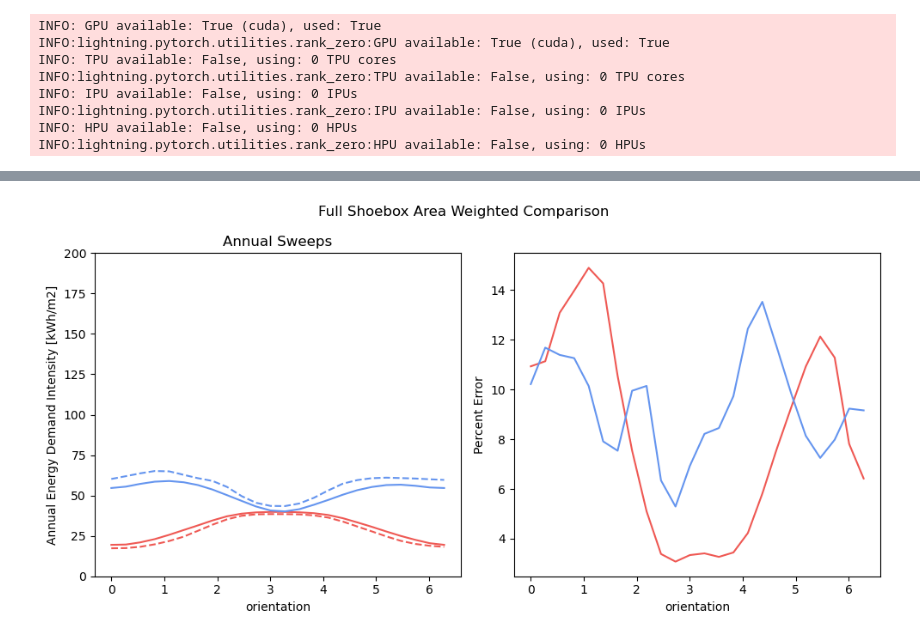
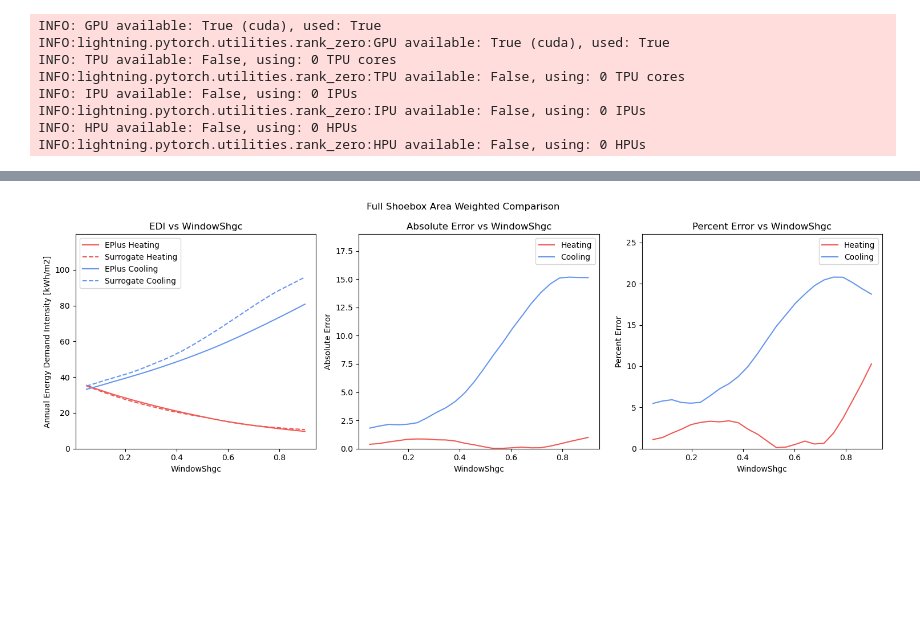
Before and after one commit to szvsw/ml-for-building-energy-modeling, a Jupyter notebook: ml-for-bem/notebooks/whitebox_batch_tester.ipynb, the cells around one changed output, grey strips where cells are left out. Saved outputs shown, nothing was run; the diff lists cells and outputs as text; code cells hidden in the pictures; blank space fills up the shorter version.

```diff
--- a/ml-for-bem/notebooks/whitebox_batch_tester.ipynb
+++ b/ml-for-bem/notebooks/whitebox_batch_tester.ipynb
@@ -68,7 +64,7 @@ config = {
     "RoofRValue": 4,
     "SlabRValue": 4,
     "WindowUValue": 2,
-    "WindowShgc": 0.25,
+    "WindowShgc": 0.4,
     "PeopleDensity": 0.025,
     "EquipmentPowerDensity": 10,
     "LightingPowerDensity": 10,
@@ -81,15 +77,15 @@ config = {
     "VentilationPerPerson": 0.002,
     "EconomizerSettings": 0,
     "RecoverySettings": 0,
-    "Infiltration": 0.00015,
+    "Infiltration": 0.0003,
     "wwr": 0.4,
     "roof_2_footprint": 1,
     "ground_2_footprint": 1,
     "orientation": 0*np.pi/2,
     "width": 3,
     "height": 4,
-    "perim_depth": 2.5,
-    "core_depth": 4,
+    "perim_depth": 4.5,
+    "core_depth": 10,
     "building_id": 0,
     "weight": 1,
     "template_idx": 0,
@@ -99,9 +95,9 @@ config = {
 Configure Sweep
 """
 n_samples = 24
-sweep_independent = "orientation"
-sweep_min_val = 0.0
-sweep_max_val = 2*np.pi
+sweep_independent = "WindowShgc"
+sweep_min_val = 0.05
+sweep_max_val = 0.9
 df = pd.DataFrame([config for _ in range(n_samples)])
 if sweep_independent != "shading":
     df[sweep_independent] = np.linspace(sweep_min_val, sweep_max_val, n_samples)
@@ -237,28 +256,44 @@ fig.tight_layout()
 # %%
 total_depth = df["perim_depth"] + df["core_depth"]
 perim_weight = df["perim_depth"]/total_depth
 core_weight = df["core_depth"] / total_depth
 wb_results_weighted = wb_shoebox_results["Perimeter"] * perim_weight.values.reshape(-1,1) + wb_shoebox_results["Core"] * core_weight.values.reshape(-1,1)
 ml_results_weighted = ml_shoebox_results["Perimeter"] * perim_weight.values.reshape(-1,1) + ml_shoebox_results["Core"] * core_weight.values.reshape(-1,1)
 
-fig, axs = plt.subplots(1,2, figsize=(10,5))
+fig, axs = plt.subplots(1,3, figsize=(15,5))
 plt.suptitle("Full Shoebox Area Weighted Comparison")
+absolute_max = 0
+absolute_error_max = 0
+percent_error_max = 0
 for color, end_use in [("#ef5954", "Heating"),( "#6595ef", "Cooling" )]:
     end_use_true = wb_results_weighted[end_use].sum(axis=1)
-    end_use = ml_results_weighted[end_use].sum(axis=1)
-    errors = np.abs(end_use_true - end_use)
+    end_use_preds = ml_results_weighted[end_use].sum(axis=1)
+    errors = np.abs(end_use_true - end_use_preds)
     percent_errors = errors/end_use_true.values*100
+    absolute_max = max(absolute_max, end_use_true.max(), end_use_preds.max())
+    absolute_error_max = max(absolute_error_max, errors.max())
+    percent_error_max = max(percent_error_max, percent_errors.max())
     axs[0].plot(df[sweep_independent].values, end_use_true, "-", label=f"EPlus {end_use}", color=color)
-    axs[0].plot(df[sweep_independent].values, end_use, "--", label=f"Surrogate {end_use}", color=color)
-    axs[1].plot(df[sweep_independent].values, percent_errors, "-", color=color)
+    axs[0].plot(df[sweep_independent].values, end_use_preds, "--", label=f"Surrogate {end_use}", color=color)
+    axs[1].plot(df[sweep_independent].values, errors, "-", color=color, label=f"{end_use}")
+    axs[2].plot(df[sweep_independent].values, percent_errors, "-", color=color, label=f"{end_use}")
 
 axs[0].set_xlabel(sweep_independent)
+axs[1].set_xlabel(sweep_independent)
+axs[2].set_xlabel(sweep_independent)
 axs[0].set_ylabel("Annual Energy Demand Intensity [kWh/m2]")
-axs[0].set_title("Annual Sweeps")
-axs[1].set_xlabel(sweep_independent)
-axs[1].set_ylabel("Percent Error")
-axs[0].set_ylim([0,200])
+axs[0].set_title(f"EDI vs {sweep_independent}")
+axs[1].set_title(f"Absolute Error vs {sweep_independent}")
+axs[2].set_title(f"Percent Error vs {sweep_independent}")
+axs[1].set_ylabel("Absolute Error")
+axs[2].set_ylabel("Percent Error")
+axs[0].set_ylim([0, absolute_max*1.25])
+axs[1].set_ylim([0, absolute_error_max*1.25])
+axs[2].set_ylim([0, percent_error_max*1.25])
+axs[0].legend()
+axs[1].legend()
+axs[2].legend()
 
 fig.tight_layout()
 # %% [output]
-[figure, old version]
+[figure, new version]
```
Also changed, not shown: parts of 3 cells of this notebook.
